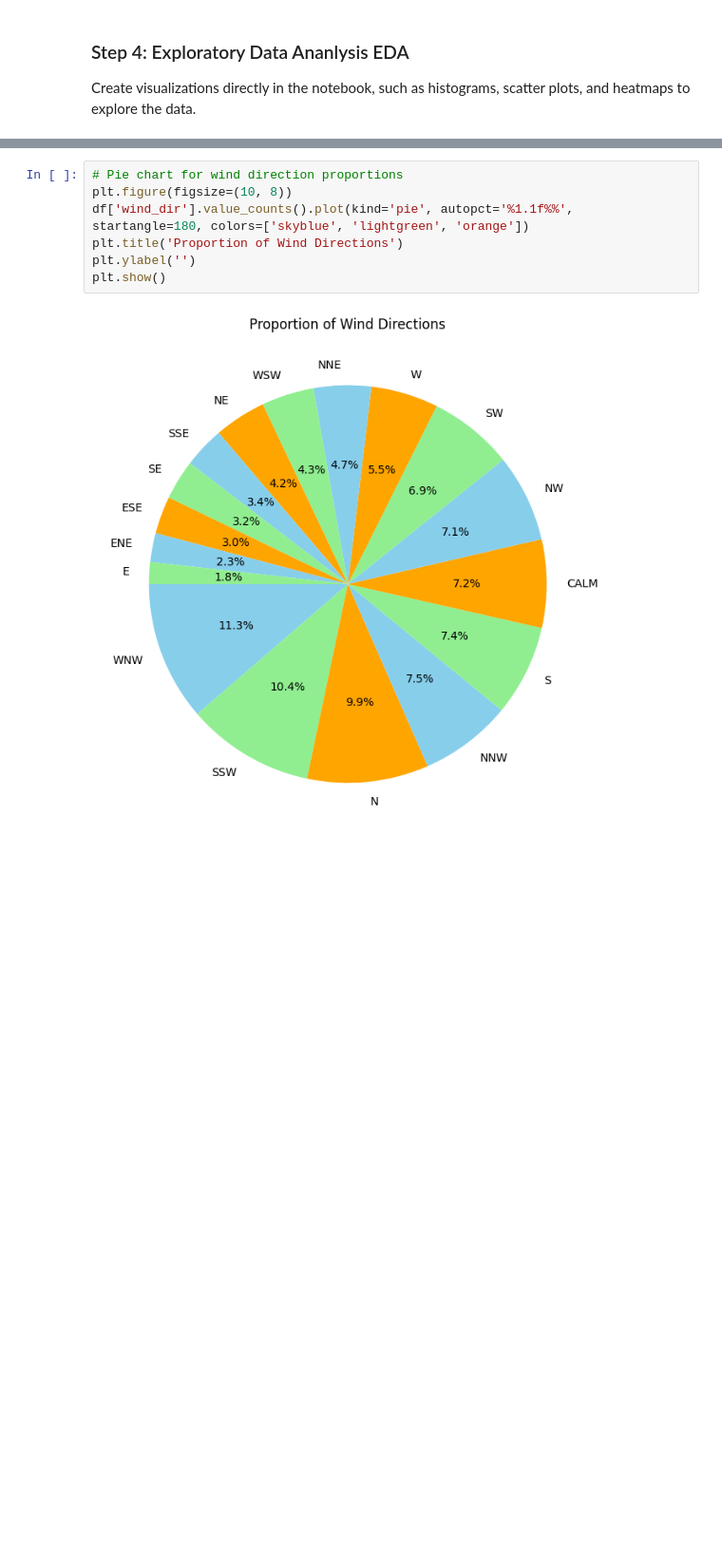
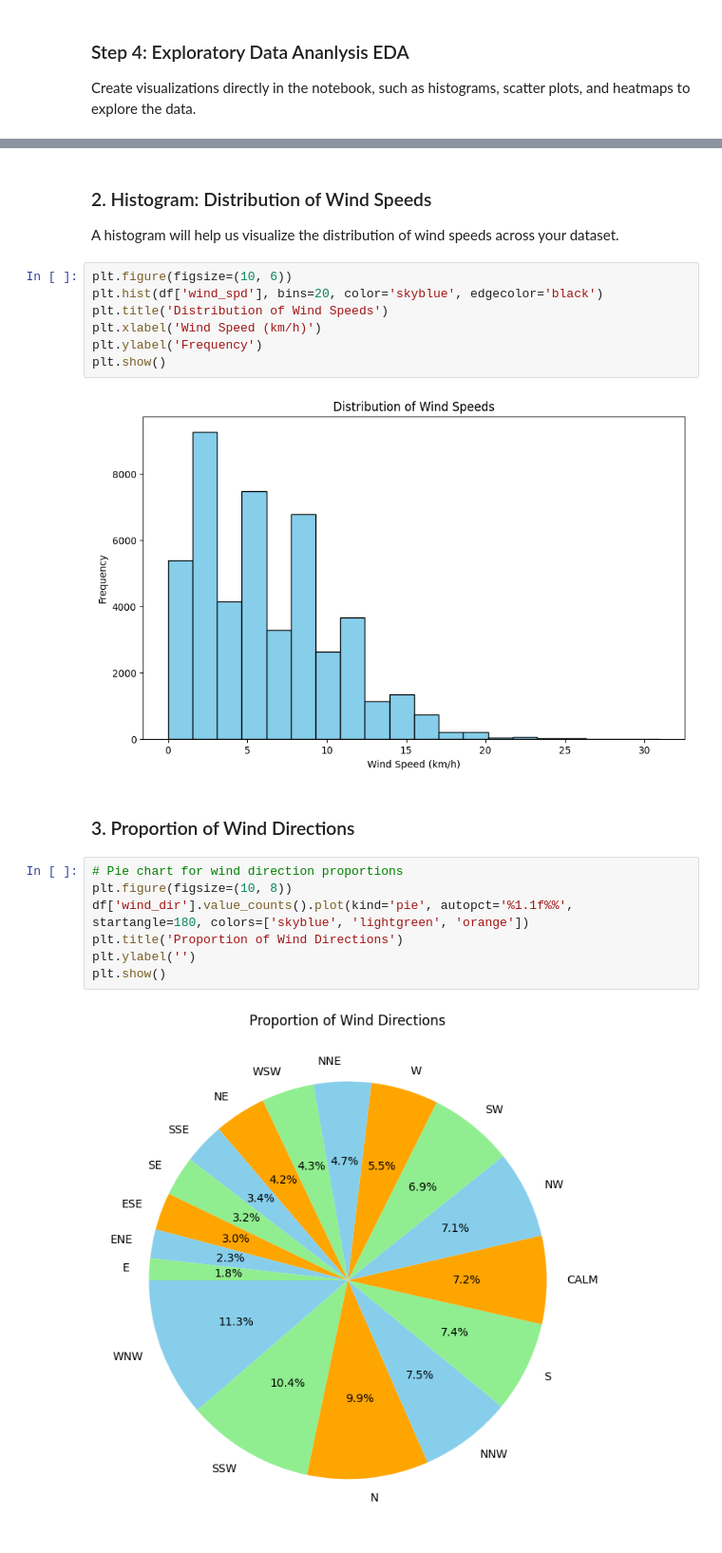
Before and after one commit to Dan9704/COS30049-Computing-Technology-Innovation-Project, a Jupyter notebook: Assignment2/Data_Analysis/data_analysis_weather.ipynb, the cells around one changed output, grey strips where cells are left out. Shown at 95% size. Saved outputs shown, nothing was run; the diff lists cells and outputs as text; blank space fills up the shorter version.

```diff
--- a/Assignment2/Data_Analysis/data_analysis_weather.ipynb
+++ b/Assignment2/Data_Analysis/data_analysis_weather.ipynb
@@ -53,3 +63,17 @@ plt.show()
+# %% [markdown]
+### 2. Histogram: Distribution of Wind Speeds
+A histogram will help us visualize the distribution of wind speeds across your dataset.
+# %%
+plt.figure(figsize=(10, 6))
+plt.hist(df['wind_spd'], bins=20, color='skyblue', edgecolor='black')
+plt.title('Distribution of Wind Speeds')
+plt.xlabel('Wind Speed (km/h)')
+plt.ylabel('Frequency')
+plt.show()
+# %% [output]
+[figure, added]
+# %% [markdown]
+### 3. Proportion of Wind Directions
 # %%
 # Pie chart for wind direction proportions
 plt.figure(figsize=(10, 8))
```
Also changed, not shown: parts of 12 cells of this notebook.
